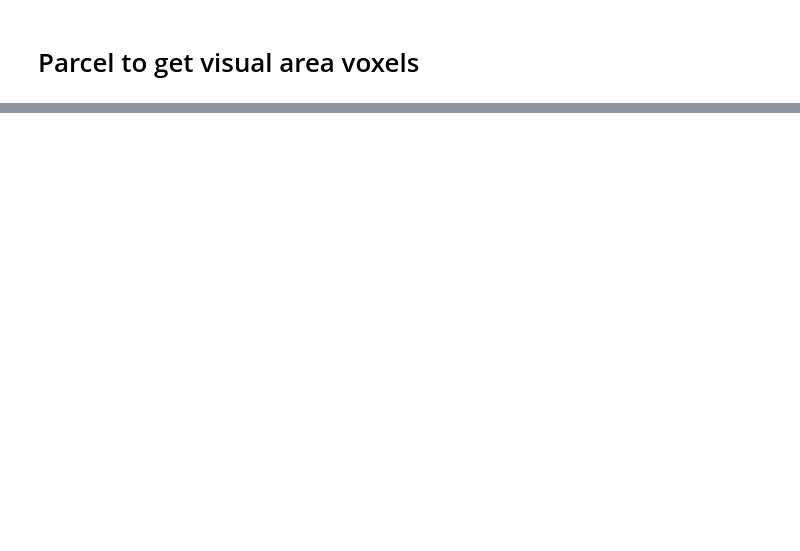
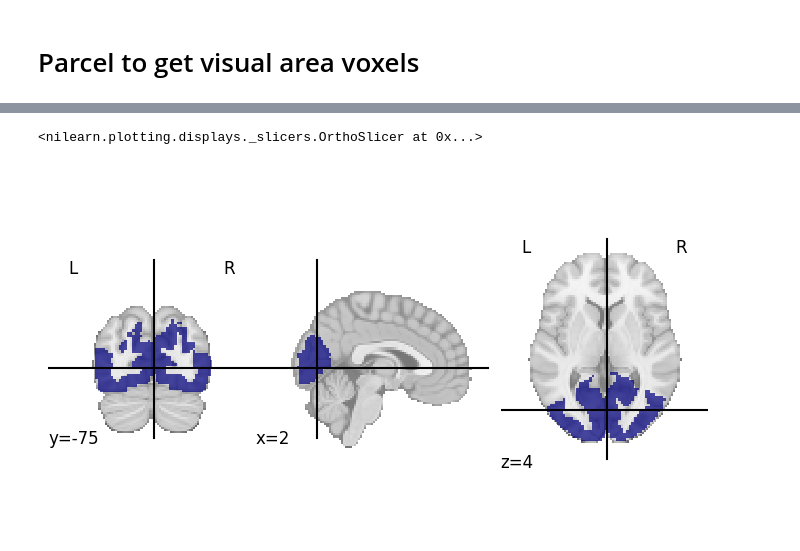
Before and after one commit to laurabpaulsen/fMRI_analysis, a Jupyter notebook: sanity_checks.ipynb, the cells around one changed output, grey strips where cells are left out. Cells and saved outputs as stored; diff of their text form; code cells hidden in the pictures; blank space fills up the shorter version.

```diff
--- a/sanity_checks.ipynb
+++ b/sanity_checks.ipynb
@@ -41,0 +68,9 @@ nplot.plot_roi(visual_mask, title="Visual cortex mask")
+# %%
+# Make a mask for ROI 1 (visual area)
+roi_mask_visual = nimg.math_img('a == 1', a=resampled_labels)
+
+# Visualize ROI
+nplot.plot_roi(roi_mask_visual)
+# %% [output]
+<nilearn.plotting.displays._slicers.OrthoSlicer at 0x...>
+[figure, added]
```
Also changed, not shown: parts of 5 cells of this notebook.
